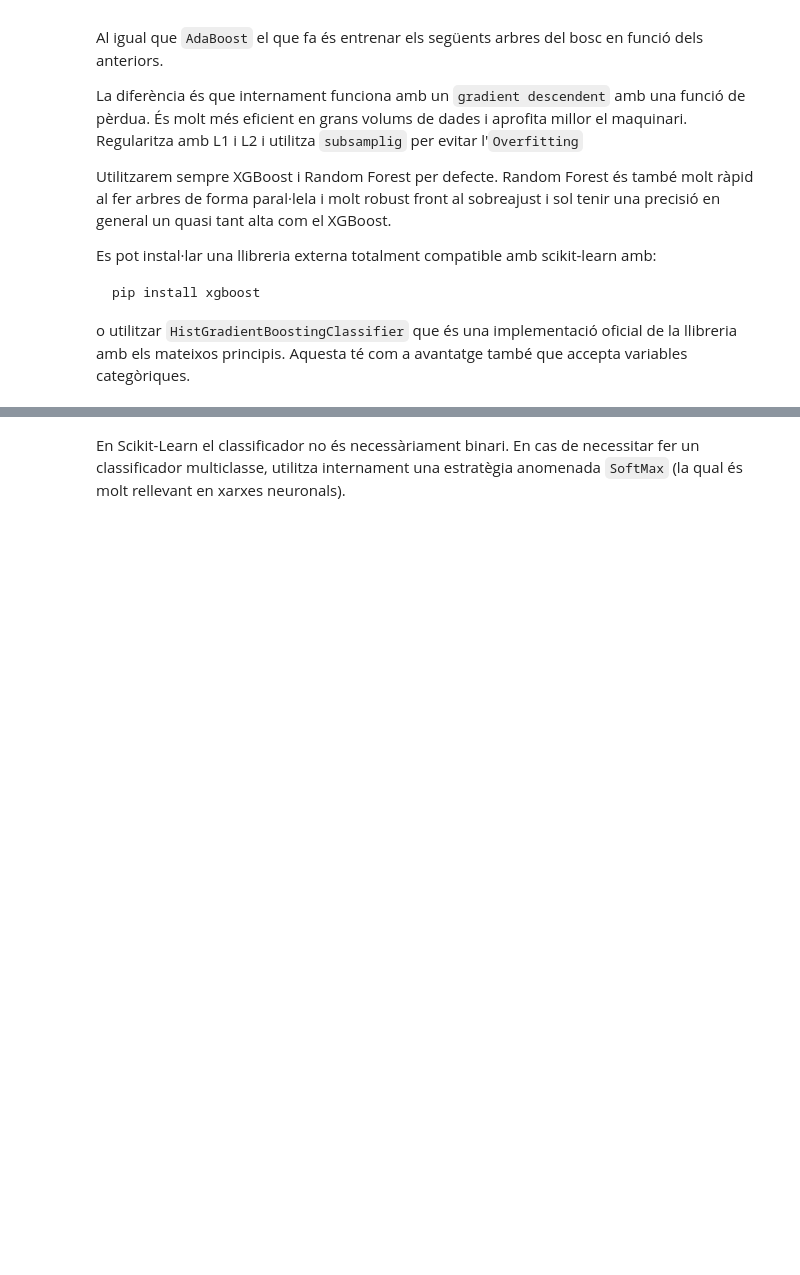
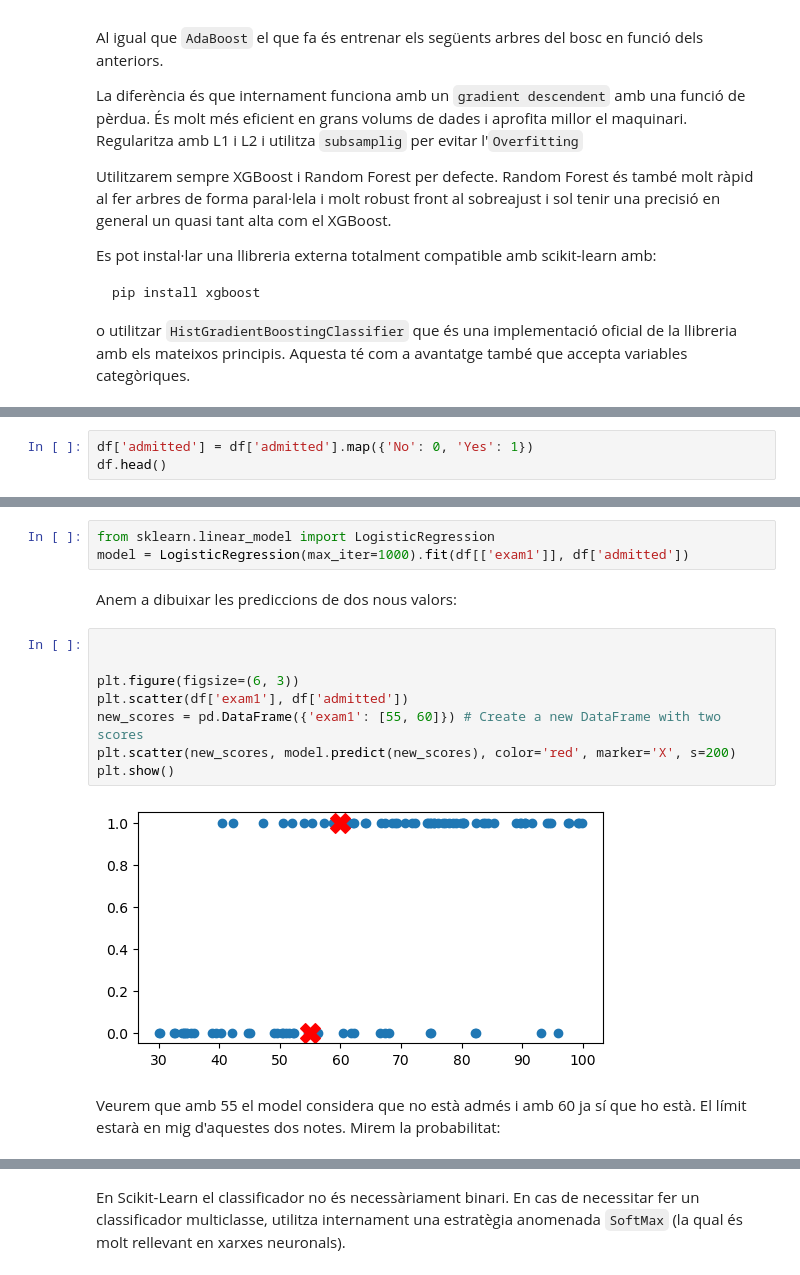
Before and after one commit to xxjcaxx/Disseny-i-avaluacio-de-models, a Jupyter notebook: apunts/documents/classificació.ipynb, the cells around one changed output, grey strips where cells are left out. Cells and saved outputs as stored; diff of their text form; blank space fills up the shorter version.

```diff
--- a/apunts/documents/classificació.ipynb
+++ b/apunts/documents/classificació.ipynb
@@ -1123,0 +1052,3 @@ Precisió del classificador lineal (4 classes): 49.50%
+# %%
+df['admitted'] = df['admitted'].map({'No': 0, 'Yes': 1})
+df.head()
@@ -1123,0 +1079,17 @@ Precisió del classificador lineal (4 classes): 49.50%
+# %%
+from sklearn.linear_model import LogisticRegression
+model = LogisticRegression(max_iter=1000).fit(df[['exam1']], df['admitted'])
+# %% [markdown]
+Anem a dibuixar les prediccions de dos nous valors:
+# %%
+
+
+plt.figure(figsize=(6, 3))
+plt.scatter(df['exam1'], df['admitted'])
+new_scores = pd.DataFrame({'exam1': [55, 60]}) # Create a new DataFrame with two scores
+plt.scatter(new_scores, model.predict(new_scores), color='red', marker='X', s=200)
+plt.show()
+# %% [output]
+[figure, added]
+# %% [markdown]
+Veurem que amb 55 el model considera que no està admés i amb 60 ja sí que ho està. El límit estarà en mig d'aquestes dos notes. Mirem la probabilitat:
```
Also changed, not shown: parts of 23 cells of this notebook, 9 other files.
